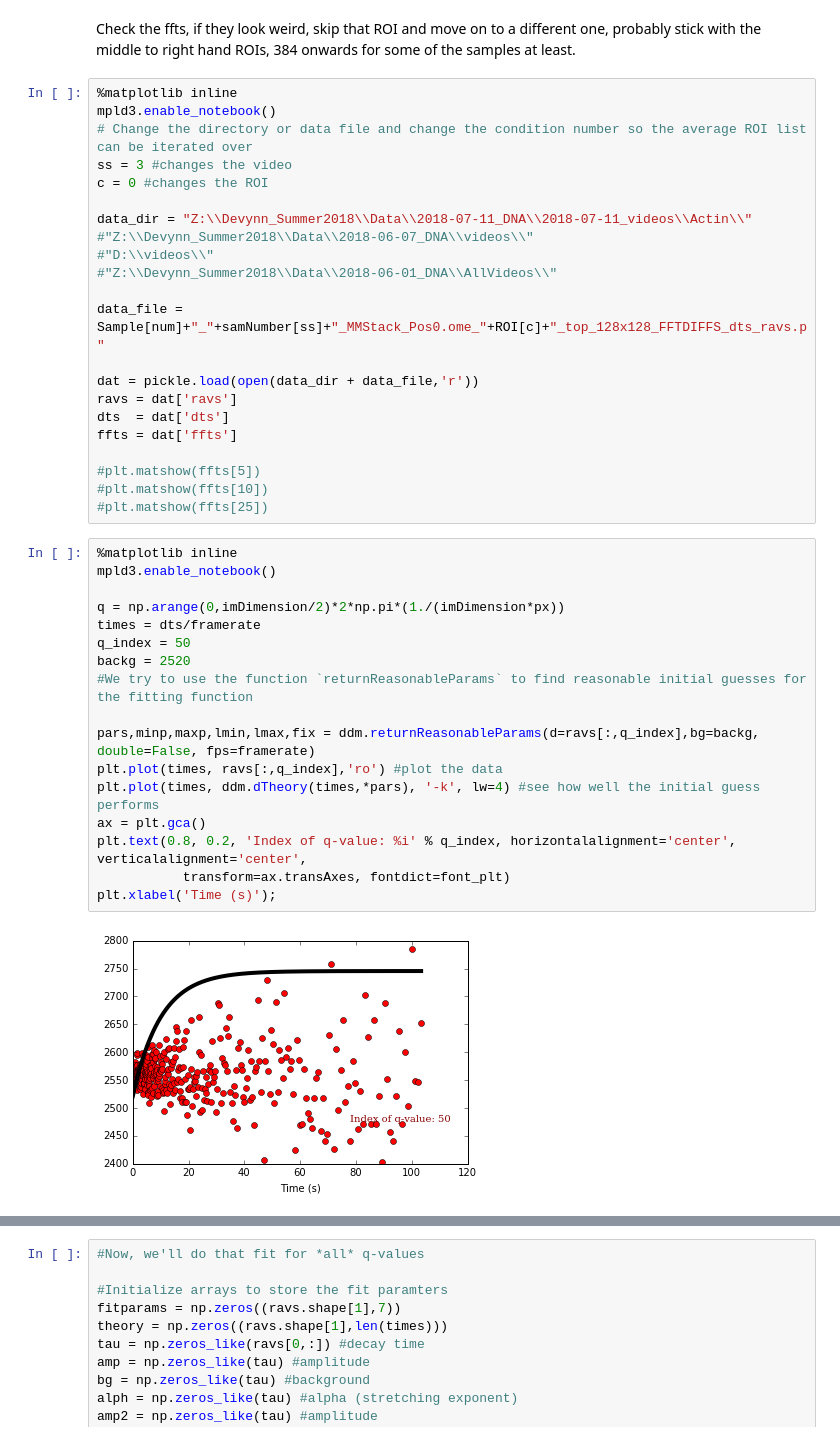
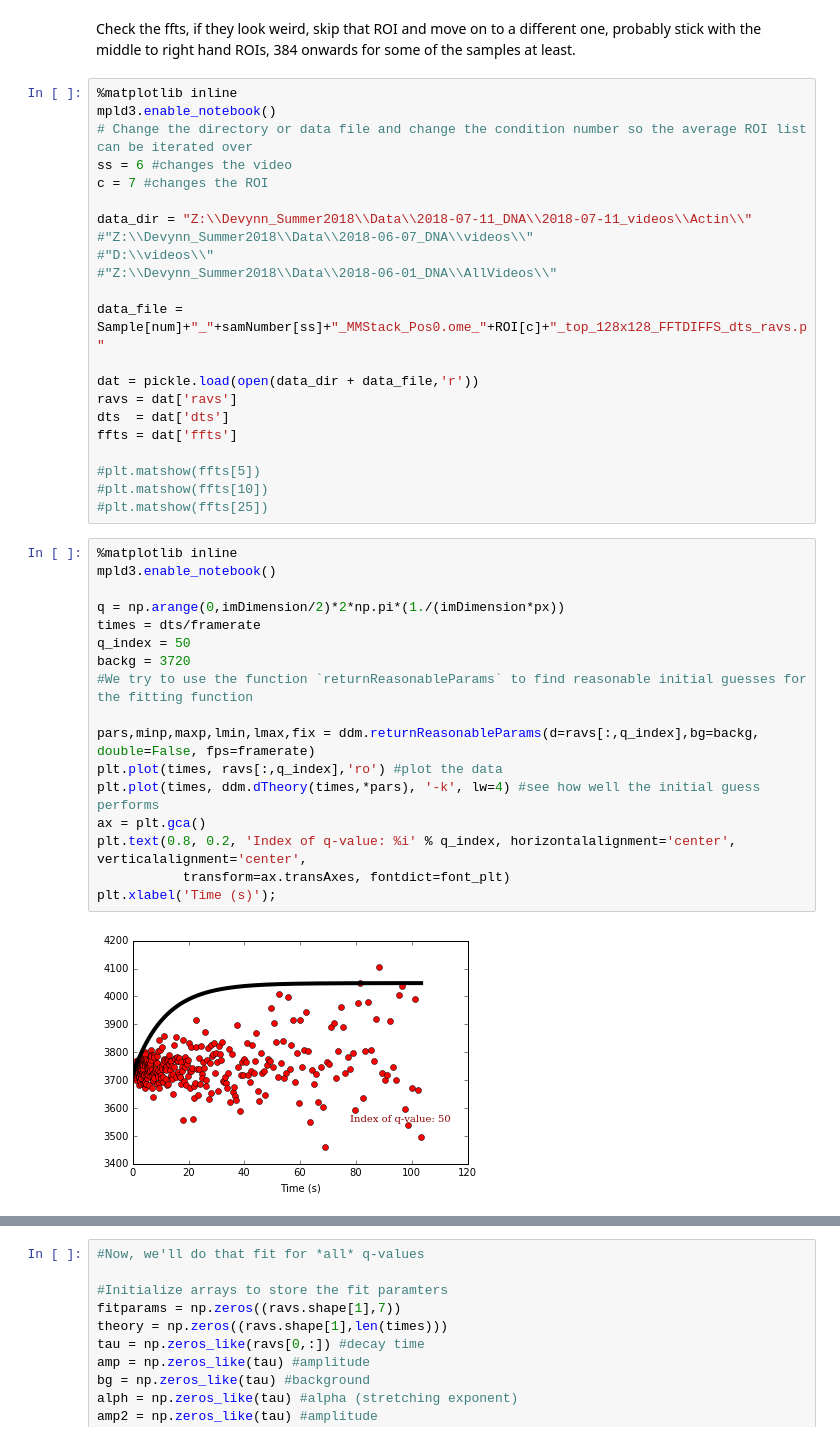
Before and after one commit to rmcgorty/Differential-Dynamic-Microscopy---Python, a Jupyter notebook: DDM analysis for DNA samples.ipynb, the cells around one changed output, grey strips where cells are left out. Cells and saved outputs as stored; diff of their text form.

```diff
--- a/DDM analysis for DNA samples.ipynb
+++ b/DDM analysis for DNA samples.ipynb
@@ -53,8 +53,8 @@ Check the ffts, if they look weird, skip that ROI and move on to a different one
 %matplotlib inline
 mpld3.enable_notebook()
 # Change the directory or data file and change the condition number so the average ROI list can be iterated over
-ss = 3 #changes the video
-c = 0 #changes the ROI
+ss = 6 #changes the video
+c = 7 #changes the ROI
 
 data_dir = "Z:\\Devynn_Summer2018\\Data\\2018-07-11_DNA\\2018-07-11_videos\\Actin\\"
 #"Z:\\Devynn_Summer2018\\Data\\2018-06-07_DNA\\videos\\"
@@ -74,22 +74,22 @@ ffts = dat['ffts']
 # %%
 %matplotlib inline
 mpld3.enable_notebook()
 
 q = np.arange(0,imDimension/2)*2*np.pi*(1./(imDimension*px))
 times = dts/framerate
 q_index = 50
-backg = 2520
+backg = 3720
 #We try to use the function `returnReasonableParams` to find reasonable initial guesses for the fitting function
 
 pars,minp,maxp,lmin,lmax,fix = ddm.returnReasonableParams(d=ravs[:,q_index],bg=backg, double=False, fps=framerate)
 plt.plot(times, ravs[:,q_index],'ro') #plot the data
 plt.plot(times, ddm.dTheory(times,*pars), '-k', lw=4) #see how well the initial guess performs
 ax = plt.gca()
 plt.text(0.8, 0.2, 'Index of q-value: %i' % q_index, horizontalalignment='center', verticalalignment='center',
            transform=ax.transAxes, fontdict=font_plt)
 plt.xlabel('Time (s)');
 # %% [output]
-[figure, old version]
+[figure, new version]
 # %%
 def two_rounds_fitting(data, times):
     '''
```
Also changed, not shown: parts of 2 cells of this notebook, 1 other file.
